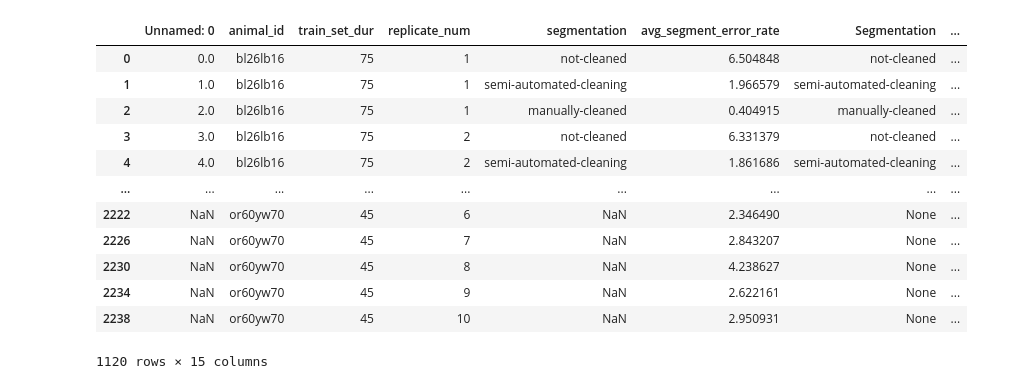
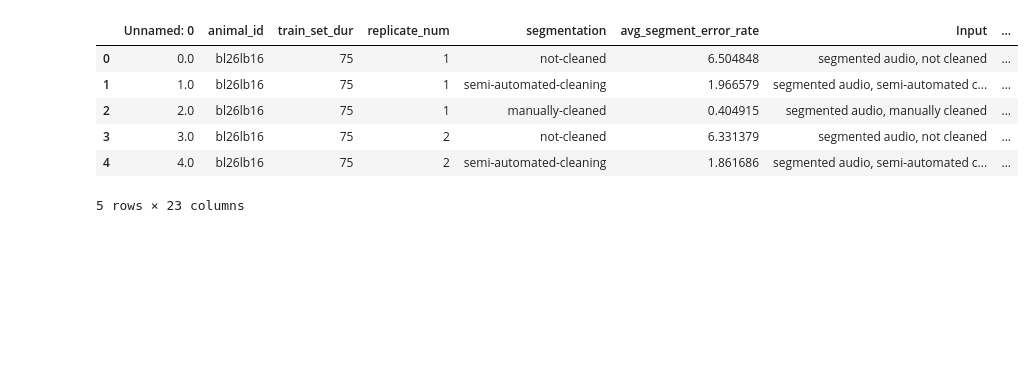
Before and after one commit to yardencsGitHub/tweetynet, a Jupyter notebook: src/scripts/hvc/hvc-figure.ipynb, the cells around one changed output. Cells and saved outputs as stored; diff of their text form; code cells hidden in the pictures; blank space fills up the shorter version.

```diff
--- a/src/scripts/hvc/hvc-figure.ipynb
+++ b/src/scripts/hvc/hvc-figure.ipynb
@@ -17 +22,9 @@ source_csv = HVC_RESULTS_ROOT / 'segment_error_across_birds.hvc.csv'
+# %%
+segmentation_map = {
+    'ground_truth': 'segmented audio, manually cleaned',
+    'resegment': 'segmented audio, not cleaned',
+    'semi-automated-cleaning': 'segmented audio, semi-automated cleaning',
+    'not-cleaned': 'segmented audio, not cleaned',
+    'manually-cleaned': 'segmented audio, manually cleaned'
+}
 # %%
@@ -30,11 +46,19 @@ hvc_df['Model'] = 'SVM'
 # %%
-LEARNCURVE_RESULTS_ROOT = pyprojroot.here() / 'results' / 'Bengalese_Finches' / 'learncurve'
-error_csv_path = LEARNCURVE_RESULTS_ROOT.joinpath('error_across_birds_with_cleanup.csv')
-curve_df = pd.read_csv(error_csv_path)
+curve_df = []
 
-curve_df = curve_df[curve_df.animal_id.isin(hvc_df.animal_id.unique())]
-curve_df['Model'] = 'TweetyNet'
-curve_df['Segmentation'] = 'None'
+for species in ('Bengalese_Finches', 'Canaries'):
+    LEARNCURVE_RESULTS_ROOT = pyprojroot.here() / 'results' / species / 'learncurve'
+    error_csv_path = LEARNCURVE_RESULTS_ROOT.joinpath('error_across_birds_with_cleanup.csv')
+    df = pd.read_csv(error_csv_path)
+
+    df = df[df.animal_id.isin(hvc_df.animal_id.unique())]
+    df['Model'] = 'TweetyNet'
+    df['Input'] = 'spectrogram'
+    df['Species'] = species
+    curve_df.append(df)
+
+del df
+curve_df = pd.concat(curve_df)
 # %%
 CLEANUP = 'min_segment_dur_majority_vote'
 
@@ -44,31 +68,16 @@ curve_df = curve_df[
 # %%
 all_df = pd.concat([hvc_df, curve_df])
 
-train_set_durs = sorted(all_df['train_set_dur'].unique())
-dur_int_map = dict(zip(train_set_durs, range(len(train_set_durs))))
-all_df['train_set_dur_ind'] = all_df['train_set_dur'].map(dur_int_map)
-
-TRAIN_DUR_IND_MAP = {
-k:v for k, v in zip(
-    sorted(all_df['train_set_dur'].unique()),
-    sorted(all_df['train_set_dur_ind'].unique())
-)
-}
+all_df['Model, Input'] = all_df['Model'] + '; ' + all_df['Input']
 
 all_df = convert_seg_error_rate_pct(all_df)
 # %%
-all_df  # sanity check
+all_df.head()  # sanity check
 # %% [output]
-|  | Unnamed: 0 | animal_id | train_set_dur | replicate_num | segmentation | avg_segment_error_rate | Segmentation | ... |
-| 0 | 0.0 | bl26lb16 | 75 | 1 | not-cleaned | 6.504848 | not-cleaned | ... |
-| 1 | 1.0 | bl26lb16 | 75 | 1 | semi-automated-cleaning | 1.966579 | semi-automated-cleaning | ... |
-| 2 | 2.0 | bl26lb16 | 75 | 1 | manually-cleaned | 0.404915 | manually-cleaned | ... |
-| 3 | 3.0 | bl26lb16 | 75 | 2 | not-cleaned | 6.331379 | not-cleaned | ... |
-| 4 | 4.0 | bl26lb16 | 75 | 2 | semi-automated-cleaning | 1.861686 | semi-automated-cleaning | ... |
-| ... | ... | ... | ... | ... | ... | ... | ... | ... |
-| 2222 | NaN | or60yw70 | 45 | 6 | NaN | 2.346490 | None | ... |
-| 2226 | NaN | or60yw70 | 45 | 7 | NaN | 2.843207 | None | ... |
-| 2230 | NaN | or60yw70 | 45 | 8 | NaN | 4.238627 | None | ... |
-| 2234 | NaN | or60yw70 | 45 | 9 | NaN | 2.622161 | None | ... |
-| 2238 | NaN | or60yw70 | 45 | 10 | NaN | 2.950931 | None | ... |
+|  | Unnamed: 0 | animal_id | train_set_dur | replicate_num | segmentation | avg_segment_error_rate | Input | ... |
+| 0 | 0.0 | bl26lb16 | 75 | 1 | not-cleaned | 6.504848 | segmented audio, not cleaned | ... |
+| 1 | 1.0 | bl26lb16 | 75 | 1 | semi-automated-cleaning | 1.966579 | segmented audio, semi-automated c... | ... |
+| 2 | 2.0 | bl26lb16 | 75 | 1 | manually-cleaned | 0.404915 | segmented audio, manually cleaned | ... |
+| 3 | 3.0 | bl26lb16 | 75 | 2 | not-cleaned | 6.331379 | segmented audio, not cleaned | ... |
+| 4 | 4.0 | bl26lb16 | 75 | 2 | semi-automated-cleaning | 1.861686 | segmented audio, semi-automated c... | ... |
-1120 rows × 15 columns
+5 rows × 23 columns
```
Also changed, not shown: parts of 16 cells of this notebook.
